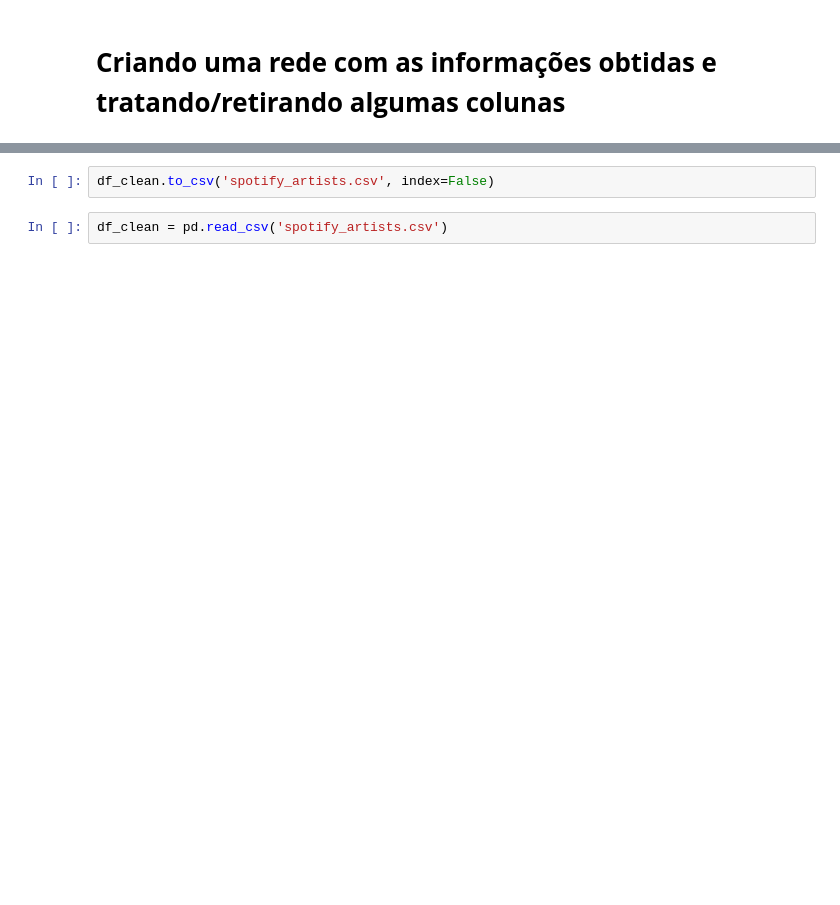
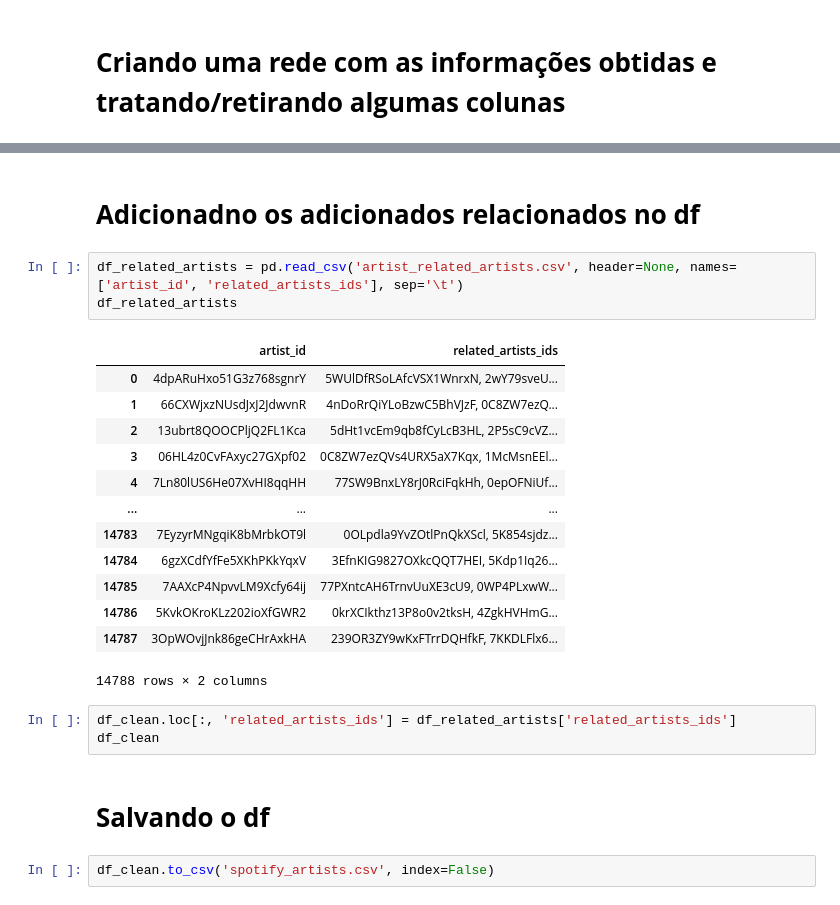
Before and after one commit to anamachadoc/UFSJ_Redes_Complexas_Trabalho_Final, a Jupyter notebook: data/spotify_artists.ipynb, the cells around one changed output, grey strips where cells are left out. Saved outputs shown, nothing was run; the diff lists cells and outputs as text; blank space fills up the shorter version.

```diff
--- a/data/spotify_artists.ipynb
+++ b/data/spotify_artists.ipynb
@@ -96,6 +138,26 @@ display(df_2[df_2['name'] == 'Marília Mendonça'])
+# %% [markdown]
+# **Adicionadno os adicionados relacionados no df**
+# %%
+df_related_artists = pd.read_csv('artist_related_artists.csv', header=None, names=['artist_id', 'related_artists_ids'], sep='\t')
+df_related_artists
+# %% [output]
+|  | artist_id | related_artists_ids |
+| 0 | 4dpARuHxo51G3z768sgnrY | 5WUlDfRSoLAfcVSX1WnrxN, 2wY79sveU... |
+| 1 | 66CXWjxzNUsdJxJ2JdwvnR | 4nDoRrQiYLoBzwC5BhVJzF, 0C8ZW7ezQ... |
+| 2 | 13ubrt8QOOCPljQ2FL1Kca | 5dHt1vcEm9qb8fCyLcB3HL, 2P5sC9cVZ... |
+| 3 | 06HL4z0CvFAxyc27GXpf02 | 0C8ZW7ezQVs4URX5aX7Kqx, 1McMsnEEl... |
+| 4 | 7Ln80lUS6He07XvHI8qqHH | 77SW9BnxLY8rJ0RciFqkHh, 0epOFNiUf... |
+| ... | ... | ... |
+| 14783 | 7EyzyrMNgqiK8bMrbkOT9l | 0OLpdla9YvZOtlPnQkXScl, 5K854sjdz... |
+| 14784 | 6gzXCdfYfFe5XKhPKkYqxV | 3EfnKIG9827OXkcQQT7HEI, 5Kdp1Iq26... |
+| 14785 | 7AAXcP4NpvvLM9Xcfy64ij | 77PXntcAH6TrnvUuXE3cU9, 0WP4PLxwW... |
+| 14786 | 5KvkOKroKLz202ioXfGWR2 | 0krXCIkthz13P8o0v2tksH, 4ZgkHVHmG... |
+| 14787 | 3OpWOvjJnk86geCHrAxkHA | 239OR3ZY9wKxFTrrDQHfkF, 7KKDLFlx6... |
+14788 rows × 2 columns
+# %%
+df_clean.loc[:, 'related_artists_ids'] = df_related_artists['related_artists_ids']
+df_clean
+# %% [markdown]
+# **Salvando o df**
 # %%
 df_clean.to_csv('spotify_artists.csv', index=False)
-# %%
-df_clean = pd.read_csv('spotify_artists.csv')
-# %% [markdown]
-#
```
Also changed, not shown: parts of 21 cells of this notebook, 10 other files.
